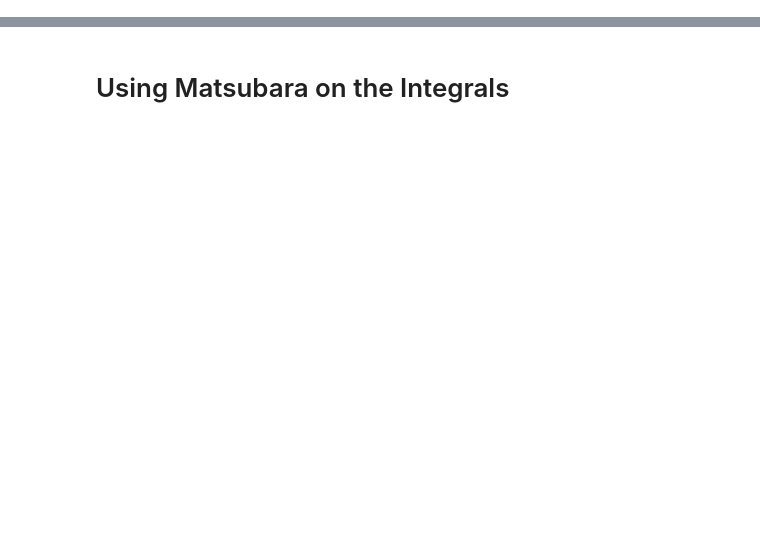
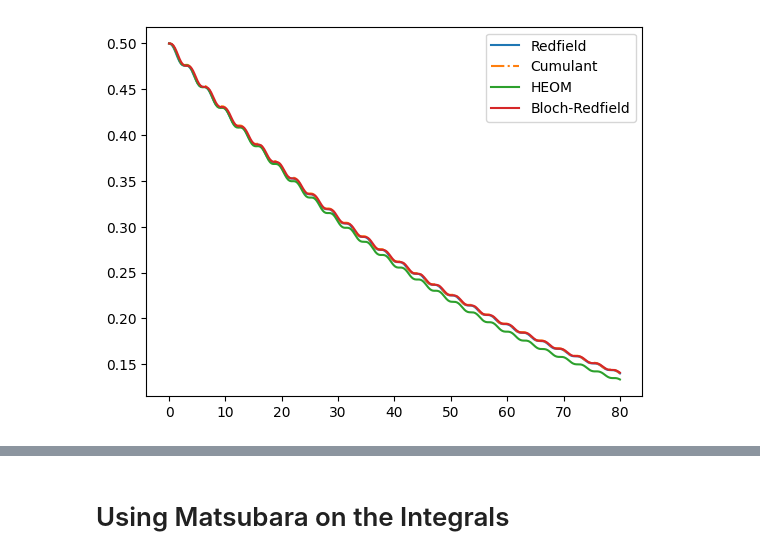
Before and after one commit to mcditoos/NonMarkovianMethods, a Jupyter notebook: nmm/cumulant/testing.ipynb, the cells around one changed output, grey strips where cells are left out. Cells and saved outputs as stored; diff of their text form; code cells hidden in the pictures; blank space fills up the shorter version.

```diff
--- a/nmm/cumulant/testing.ipynb
+++ b/nmm/cumulant/testing.ipynb
@@ -116,0 +123,13 @@ pop_br=[i[0,1] for i in resultBR.states]
+# %%
+pop=[i[0,1] for i in result.states]
+cohcum=population(ans,0,1)
+states=[ans_red.y[:,i].reshape(2,2)[0,1] for i in range(len(t))]
+pop_br=[i[0,1] for i in resultBR.states]
+plt.plot(t,np.abs(states),label="Redfield")
+plt.plot(cc.t,np.abs(cohcum),"-.",label="Cumulant")
+plt.plot(t,np.abs(pop),label="HEOM")
+plt.plot(t,np.abs(pop_br),label="Bloch-Redfield")
+plt.legend()
+plt.show()
+# %% [output]
+[figure, added]
```
Also changed, not shown: parts of 32 cells of this notebook, 3 other files.
